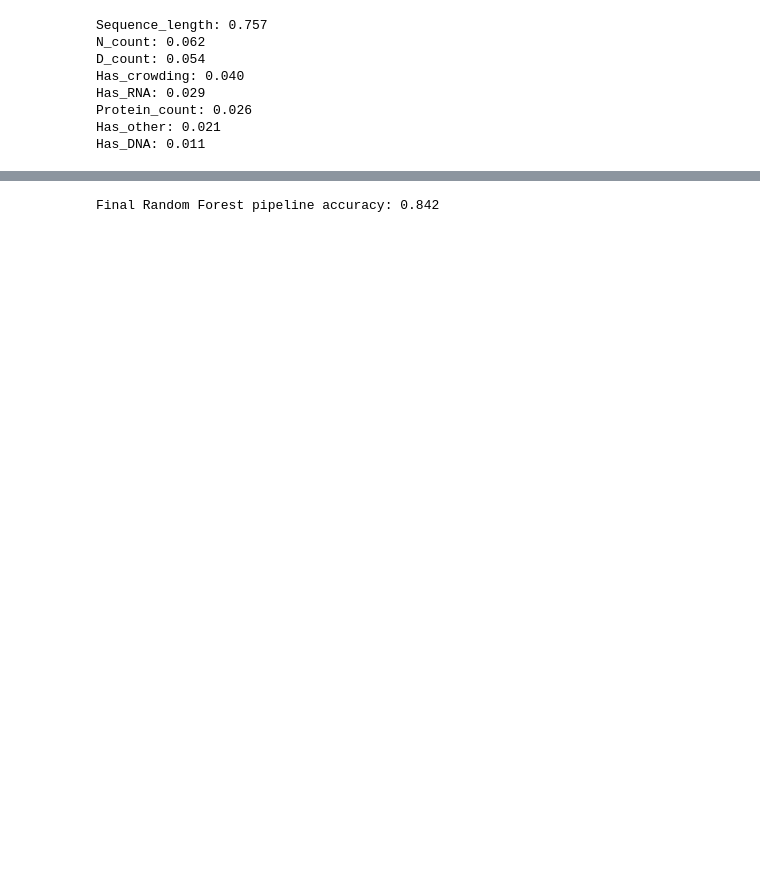
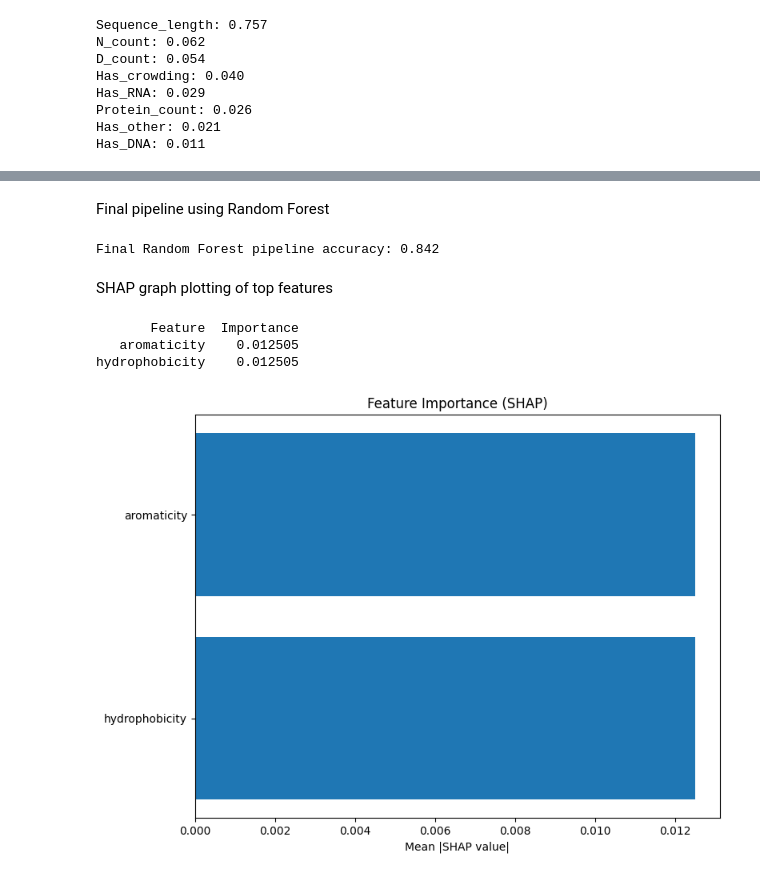
Before and after one commit to gopaltiwari04/LLPS_vs_nonLLPS, a Jupyter notebook: LLPS_vs_non_LLPS.ipynb, the cells around one changed output, grey strips where cells are left out. Saved outputs shown, nothing was run; the diff lists cells and outputs as text; code cells hidden in the pictures; blank space fills up the shorter version.

```diff
--- a/LLPS_vs_non_LLPS.ipynb
+++ b/LLPS_vs_non_LLPS.ipynb
@@ -963,4 +1073,6 @@ XGBoost accuracy: 0.824
 NeuralNet accuracy: 0.729
+# %% [markdown]
+Final pipeline using Random Forest
 # %%
 from sklearn.pipeline import Pipeline
 
@@ -976,0 +1096,72 @@ Final Random Forest pipeline accuracy: 0.842
+# %% [markdown]
+SHAP graph plotting of top features
+# %%
+
+!pip install shap --quiet
+import pandas as pd
+import numpy as np
+import matplotlib.pyplot as plt
+from sklearn.ensemble import RandomForestClassifier
+from sklearn.model_selection import train_test_split
+import shap
+
+feature_names = [
+    'hydrophobicity','aromaticity','isoelectric_point','net_charge_pH7',
+    'instability_index','molecular_weight','flexibility','volume_mean',
+    'polarity_mean','fraction_hydrophobic','fraction_polar','fraction_charged',
+    'fraction_positive','fraction_negative','charge_density',
+    'temperature_optimum','ph_optimum','percent_disorder',
+    'aliphatic_index','entropy_shannon'
+]
+
+# data ka load in dataframe
+np.random.seed(42)
+n = 200
+X = pd.DataFrame(np.random.randn(n, len(feature_names)), columns=feature_names)
+y = np.random.randint(0, 2, size=n)
+
+
+X_train, X_test, y_train, y_test = train_test_split(X, y, test_size=0.2, random_state=42)
+
+
+model = RandomForestClassifier(n_estimators=100, random_state=42)
+model.fit(X_train, y_train)
+
+explainer = shap.Explainer(model, X_train)
+shap_values = explainer(X_test)
+
+
+if shap_values.values.ndim == 3:
+    shap_vals = shap_values.values[:, 1, :]
+else:
+    shap_vals = shap_values.values
+
+
+mean_abs_shap = np.abs(shap_vals).mean(axis=0)
+
+
+feature_count = shap_vals.shape[1]
+safe_feature_names = feature_names[:feature_count]
+
+feat_df = pd.DataFrame({
+    'Feature': safe_feature_names,
+    'Importance': mean_abs_shap
+}).sort_values(by='Importance', ascending=False)
+
+
+print(feat_df.head(10).to_string(index=False))
+
+# ye wala plot ko adjust and show kar rha hai
+
+plt.figure(figsize=(8, 6))
+plt.barh(feat_df['Feature'], feat_df['Importance'])
+plt.gca().invert_yaxis()
+plt.xlabel('Mean |SHAP value|')
+plt.title('Feature Importance (SHAP)')
+plt.tight_layout()
+plt.show()
+# %% [output]
+       Feature  Importance
+   aromaticity    0.012505
+hydrophobicity    0.012505
+[figure, added]
```
Also changed, not shown: parts of 58 cells of this notebook.
